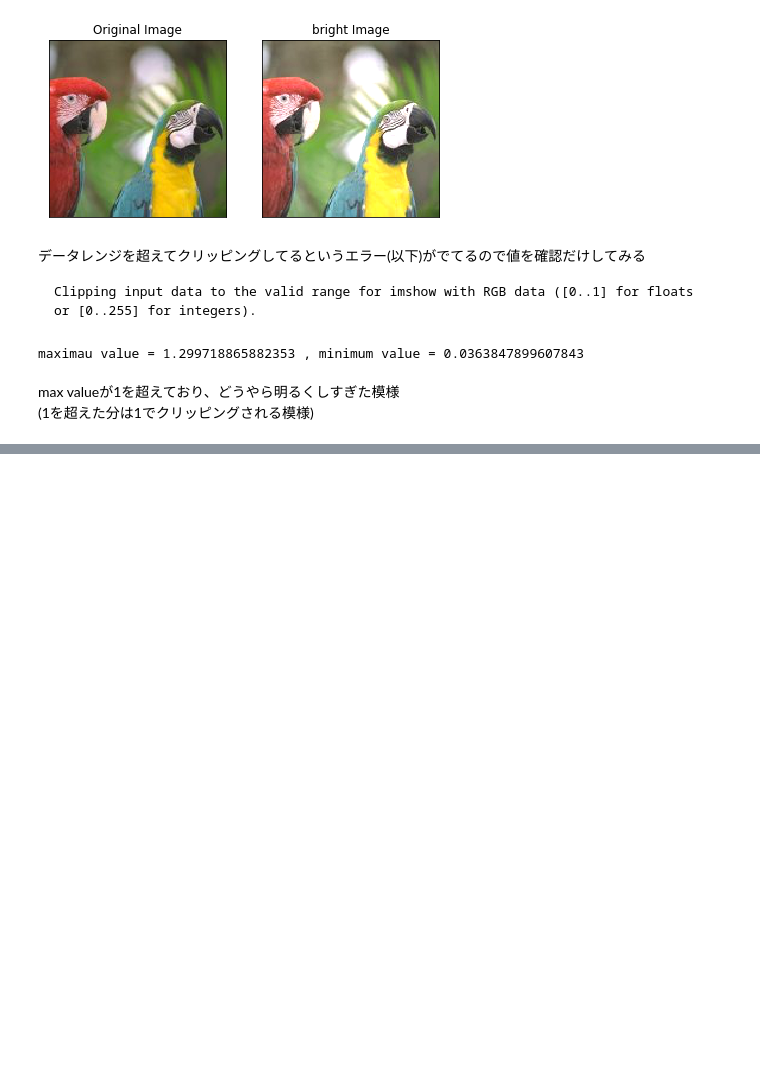
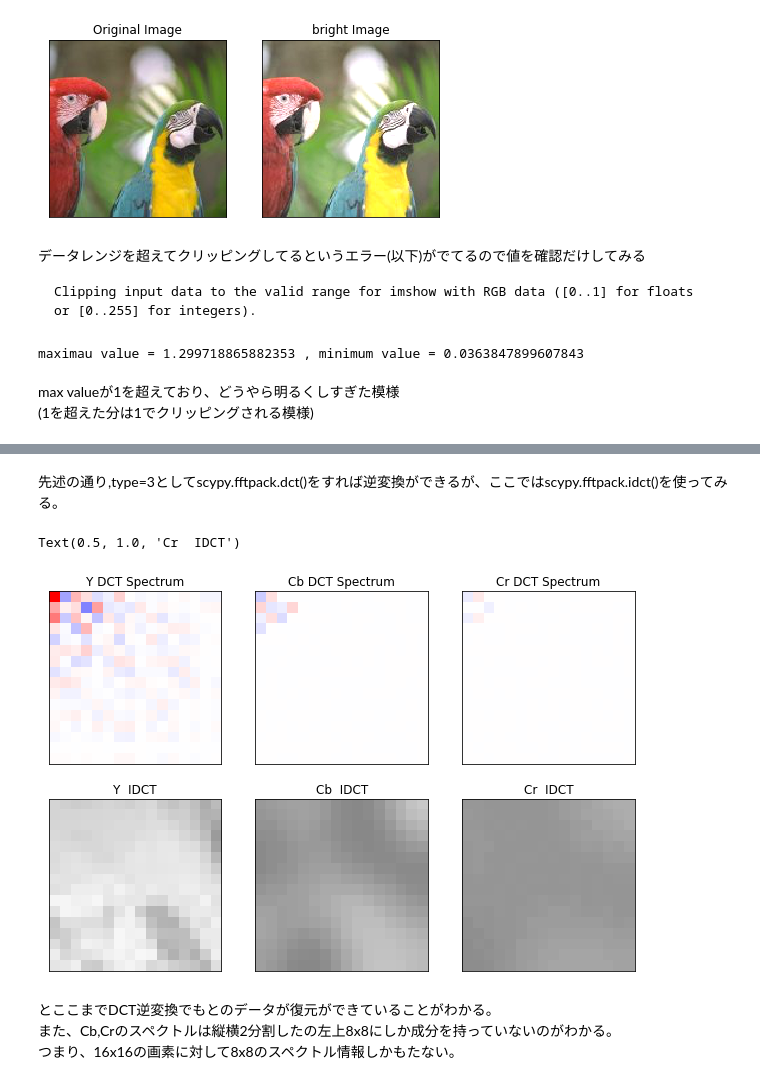
Before and after one commit to arockyu/python_beginner, a Jupyter notebook: matplotlib_image_memo.ipynb, the cells around one changed output, grey strips where cells are left out. Drawn from its saved outputs; the diff is of its cells as text; code cells hidden in the pictures; blank space fills up the shorter version.

```diff
--- a/matplotlib_image_memo.ipynb
+++ b/matplotlib_image_memo.ipynb
@@ -646,0 +722,44 @@ max valueが1を超えており、どうやら明るくしすぎた模様
+# %% [markdown]
+先述の通り,type=3としてscypy.fftpack.dct()をすれば逆変換ができるが、ここではscypy.fftpack.idct()を使ってみる。
+# %%
+IDCT_Y=fft.idct(fft.idct(DCT_spectrum_Y,n=16,axis=0,norm='ortho'),n=16,axis=1,norm='ortho')
+IDCT_Cb=fft.idct(fft.idct(DCT_spectrum_Cb,n=16,axis=0,norm='ortho'),n=16,axis=1,norm='ortho')
+IDCT_Cr=fft.idct(fft.idct(DCT_spectrum_Cr,n=16,axis=0,norm='ortho'),n=16,axis=1,norm='ortho')
+fig, axs = plt.subplots(2, 3,figsize=[10.5,7.])
+
+axs[0][0].imshow(DCT_spectrum_Y,cmap="bwr",vmin=-1,vmax=1)
+axs[0][0].set_xticks([])
+axs[0][0].set_yticks([])
+axs[0][0].set_title("Y DCT Spectrum")
+
+axs[0][1].imshow(DCT_spectrum_Cb,cmap="bwr",vmin=-1,vmax=1)
+axs[0][1].set_xticks([])
+axs[0][1].set_yticks([])
+axs[0][1].set_title("Cb DCT Spectrum")
+
+axs[0][2].imshow(DCT_spectrum_Cr,cmap="bwr",vmin=-1,vmax=1)
+axs[0][2].set_xticks([])
+axs[0][2].set_yticks([])
+axs[0][2].set_title("Cr DCT Spectrum")
+
+axs[1][0].imshow(IDCT_Y,cmap="Greys",vmin=0,vmax=1)
+axs[1][0].set_xticks([])
+axs[1][0].set_yticks([])
+axs[1][0].set_title("Y  IDCT")
+
+axs[1][1].imshow(IDCT_Cb,cmap="Greys",vmin=-0.2,vmax=0.2)
+axs[1][1].set_xticks([])
+axs[1][1].set_yticks([])
+axs[1][1].set_title("Cb  IDCT")
+
+axs[1][2].imshow(IDCT_Cr,cmap="Greys",vmin=-0.2,vmax=0.2)
+axs[1][2].set_xticks([])
+axs[1][2].set_yticks([])
+axs[1][2].set_title("Cr  IDCT")
+# %% [output]
+Text(0.5, 1.0, 'Cr  IDCT')
+[figure, added]
+# %% [markdown]
+とここまでDCT逆変換でもとのデータが復元ができていることがわかる。
+また、Cb,Crのスペクトルは縦横2分割したの左上8x8にしか成分を持っていないのがわかる。
+つまり、16x16の画素に対して8x8のスペクトル情報しかもたない。
```
Also changed, not shown: parts of 14 cells of this notebook.
